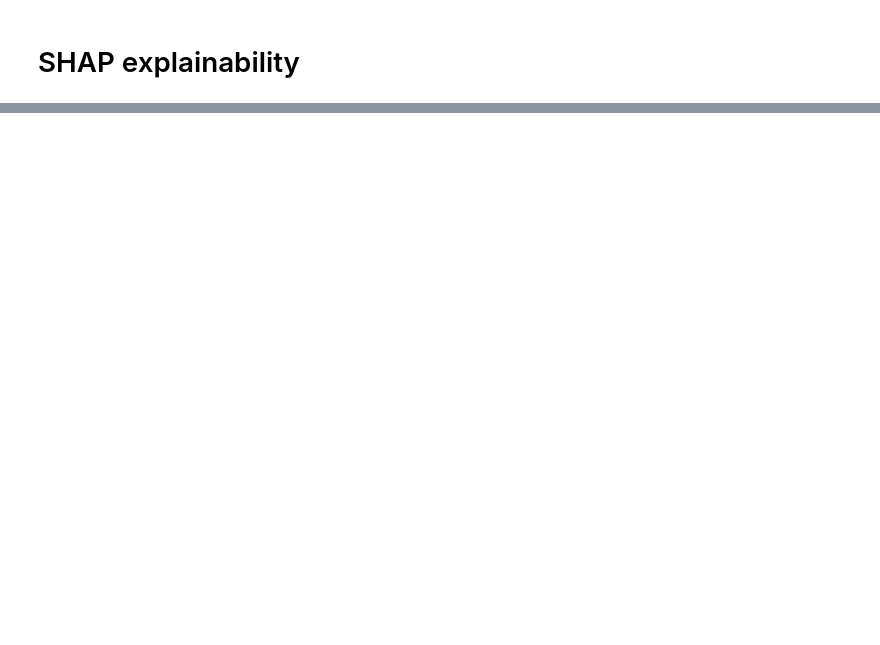
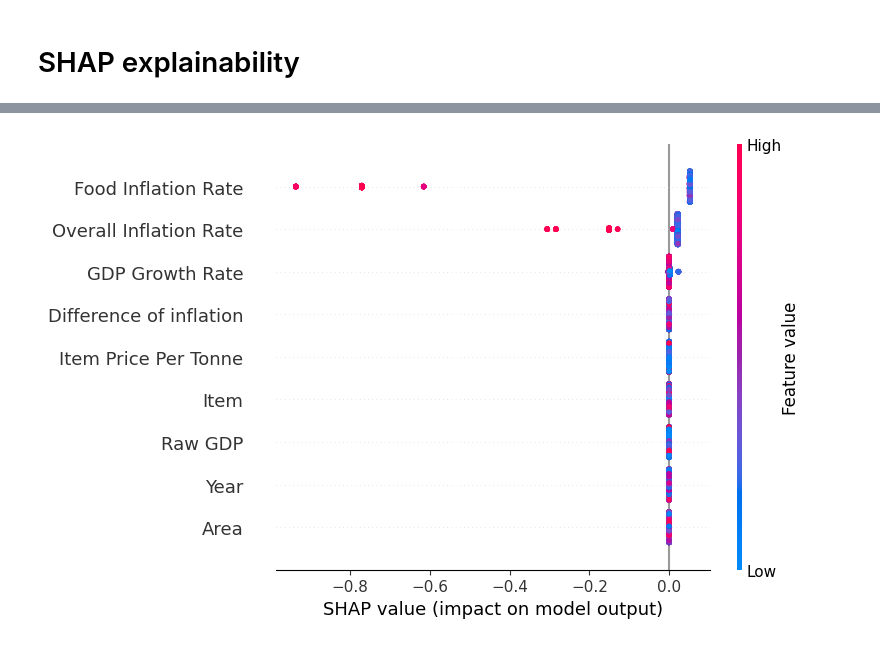
Before and after one commit to filipsam789/food-explainable-ai, a Jupyter notebook: unsupervised-learning-and-shap.ipynb, the cells around one changed output, grey strips where cells are left out. Saved outputs shown, nothing was run; the diff lists cells and outputs as text; code cells hidden in the pictures; blank space fills up the shorter version.

```diff
--- a/unsupervised-learning-and-shap.ipynb
+++ b/unsupervised-learning-and-shap.ipynb
@@ -208,3 +192,7 @@ shap.summary_plot(shap_values[:, :, 1], x_test, plot_type="bar")
+# %%
+shap.summary_plot(shap_values[:, :, 1], x_test)
+# %% [output]
+[figure, added]
 # %%
 shap_values_array = shap_values.values
 feature_names = x_train.columns
```
Also changed, not shown: parts of 15 cells of this notebook, 1 other file.
